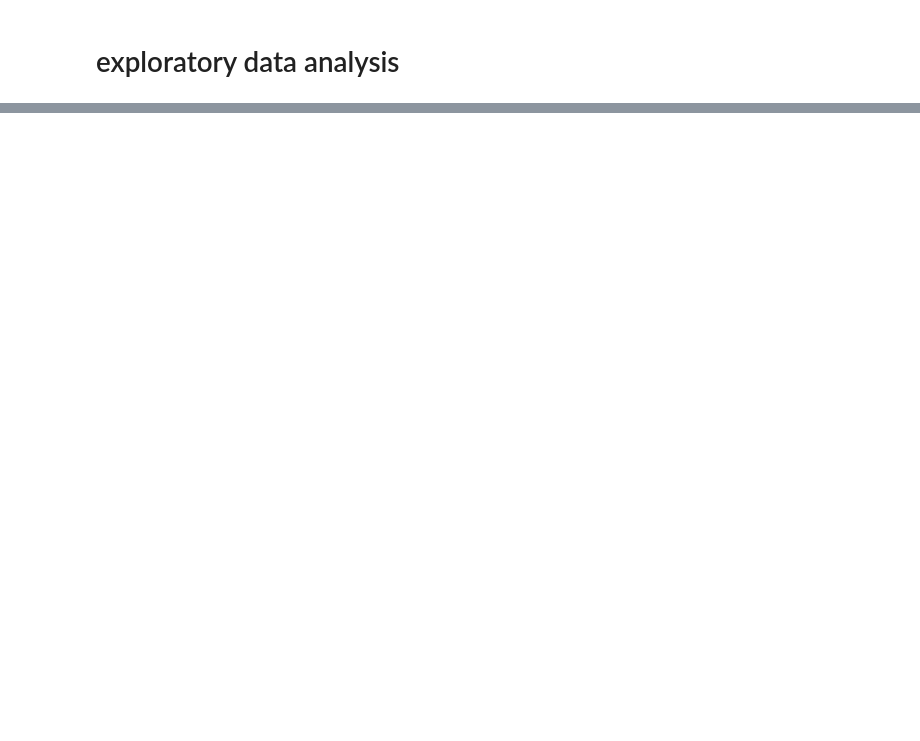
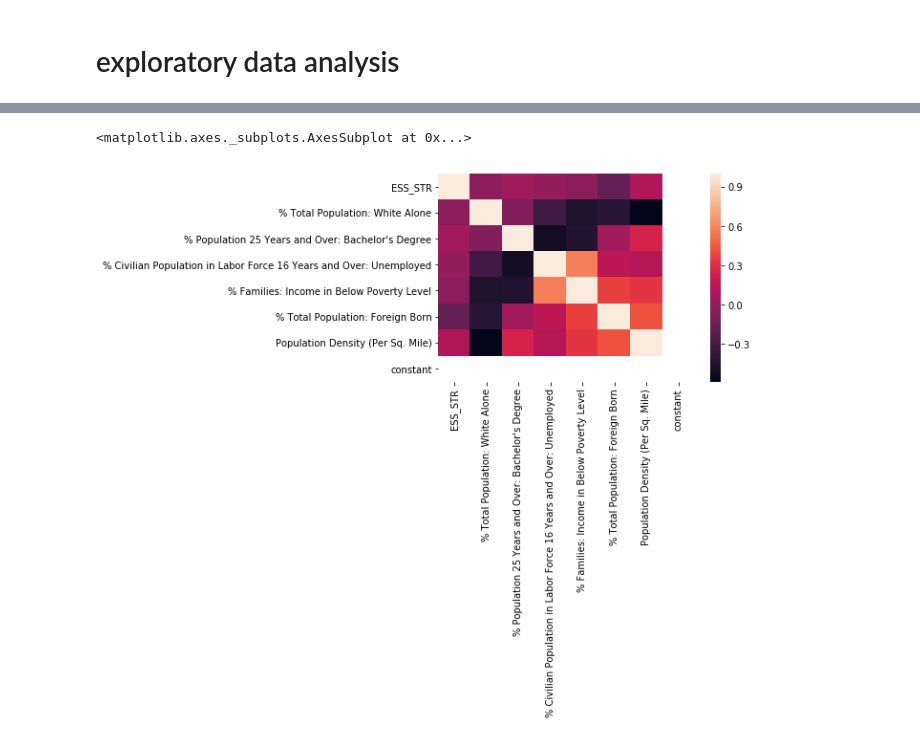
Before and after one commit to comp-strat/sorting-schools-2020, a Jupyter notebook: eda.ipynb, the cells around one changed output, grey strips where cells are left out. Drawn from its saved outputs; the diff is of its cells as text; code cells hidden in the pictures; blank space fills up the shorter version.

```diff
--- a/eda.ipynb
+++ b/eda.ipynb
@@ -12,2 +10,3 @@ import numpy as np
 # %%
-file = "../nowdata/traincf_2015_15_250_counts.pkl"
+file = "../nowdata/charters_full_2015_250_new.pkl"
+rawdta = pd.read_pickle(file)
@@ -36,0 +22,13 @@ rawdta
+# %%
+def is_empty_list(series):
+    """
+    Args: Pandas Series of list
+    Returns: a list contain Boolean value indicating whether the list is empty or not
+    """
+    lst = []
+    for element in series:
+        if len(element) == 0:
+            lst.append(False)
+        else:
+            lst.append(True)
+    return lst
@@ -82,0 +66,21 @@ len(rawdta['ESS_STR'])
+# %%
+# Regress '% Total Population: White Alone'
+#         "% Population 25 Years and Over: Bachelor's Degree",
+#         '% Civilian Population in Labor Force 16 Years and Over: Unemployed'
+#         '% Families: Income in Below Poverty Level'
+#         '% Total Population: Foreign Born'
+#         'Population Density (Per Sq. Mile)'
+#         'constant'
+# On      'ESS_STR'  measurement of the magnitude of traditionism
+OLS1_dta = rawdta[['ESS_STR','% Total Population: White Alone',"% Population 25 Years and Over: Bachelor's Degree",\
+            '% Civilian Population in Labor Force 16 Years and Over: Unemployed',\
+            '% Families: Income in Below Poverty Level','% Total Population: Foreign Born',\
+            'Population Density (Per Sq. Mile)', 'constant']]
+OLS1_dta = OLS1_dta.dropna(how = "any")
+Y = OLS1_dta['ESS_STR']
+X = OLS1_dta[['% Total Population: White Alone',"% Population 25 Years and Over: Bachelor's Degree",\
+            '% Civilian Population in Labor Force 16 Years and Over: Unemployed',\
+            '% Families: Income in Below Poverty Level','% Total Population: Foreign Born',\
+            'Population Density (Per Sq. Mile)', 'constant']]
+results = sm.OLS(Y, X).fit()
+results.summary()
@@ -82,0 +114,9 @@ len(rawdta['ESS_STR'])
+# %%
+#check for multi-colinearity
+corr = OLS1_dta.corr()
+sns.heatmap(corr,
+        xticklabels=corr.columns,
+        yticklabels=corr.columns)
+# %% [output]
+<matplotlib.axes._subplots.AxesSubplot at 0x...>
+[figure, added]
```
Also changed, not shown: parts of 28 cells of this notebook.
